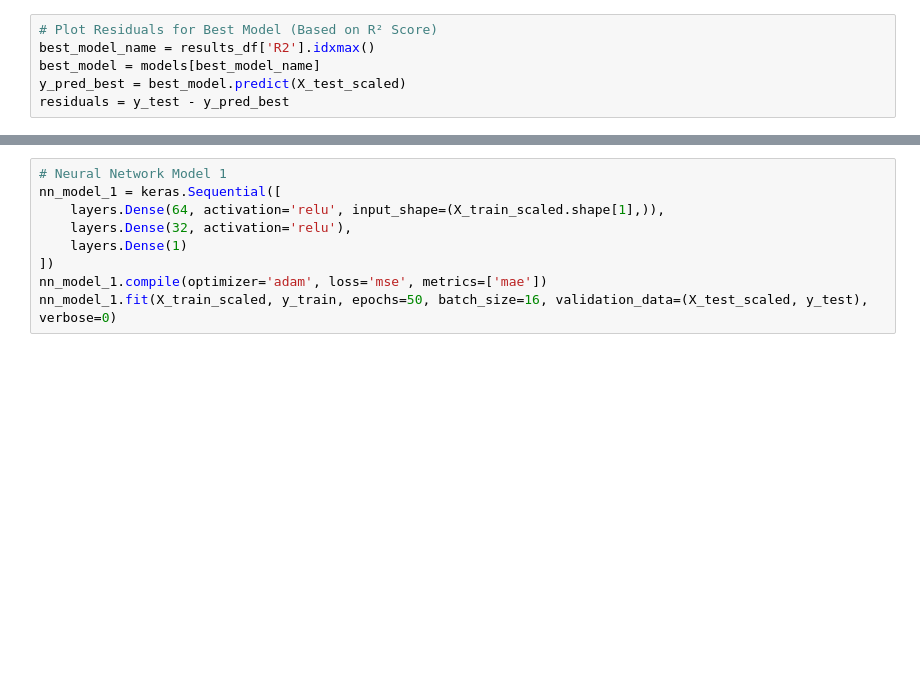
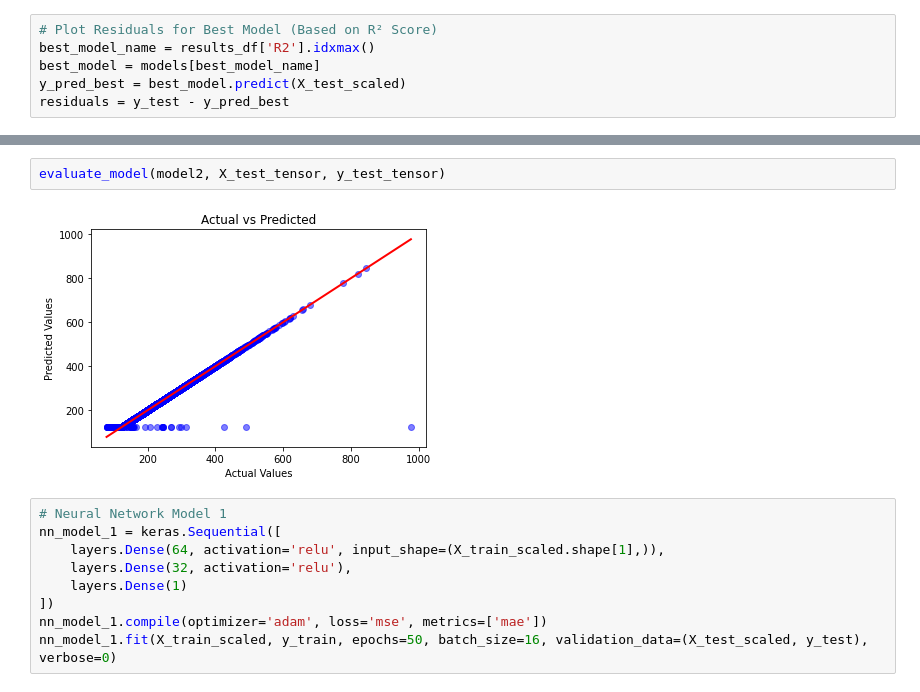
Before and after one commit to yoav0gal/DS-101-Final, a Jupyter notebook: ProjectA/ilai-try.ipynb, the cells around one changed output, grey strips where cells are left out. Cells and saved outputs as stored; diff of their text form; blank space fills up the shorter version.

```diff
--- a/ProjectA/ilai-try.ipynb
+++ b/ProjectA/ilai-try.ipynb
@@ -252,3 +290,7 @@ for model_name in ['Decision Tree', 'Random Forest']:
+# %%
+evaluate_model(model2, X_test_tensor, y_test_tensor)
+# %% [output]
+[figure, added]
 # %%
 # Neural Network Model 1
 nn_model_1 = keras.Sequential([
```
Also changed, not shown: parts of 16 cells of this notebook.
